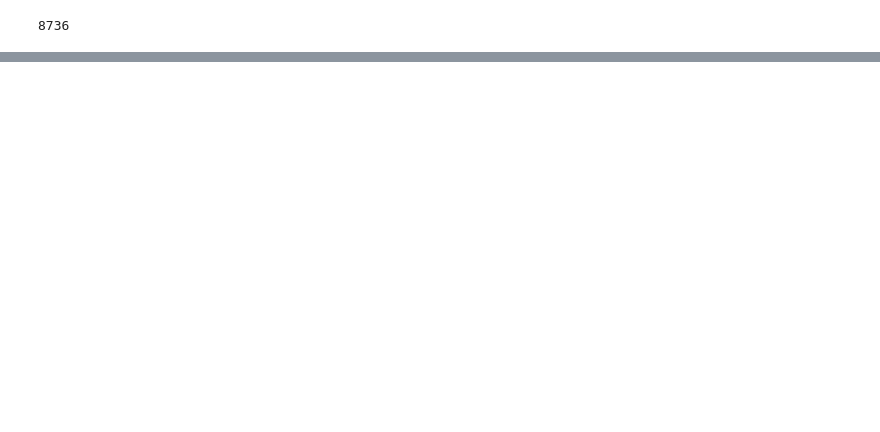
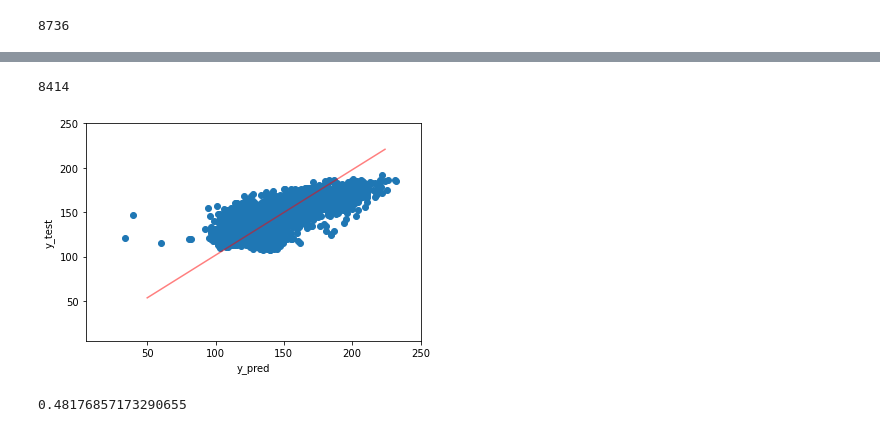
Before and after one commit to grantaguinaldo/ee-models, a Jupyter notebook: time-temp-week-model.ipynb, the cells around one changed output, grey strips where cells are left out. Cells and saved outputs as stored; diff of their text form; code cells hidden in the pictures; blank space fills up the shorter version.

```diff
--- a/time-temp-week-model.ipynb
+++ b/time-temp-week-model.ipynb
@@ -216,0 +323,4 @@ df_building_1387_weather.head()
+# %%
+df_merge_filter['day'] = df_merge_filter['dt'].dt.day.copy()
+df_merge_filter['hour'] = df_merge_filter['dt'].dt.hour.copy()
+df_merge_filter['dow'] = (df_merge_filter['dt'].dt.dayofweek + 1).copy()
@@ -216,0 +358,3 @@ df_building_1387_weather.head()
+# %%
+df = df_merge_filter[['meter_reading', 'air_temperature', 'hour', 'dow']]
+df.head()
@@ -216,0 +368,43 @@ df_building_1387_weather.head()
+# %%
+numpy_array = df.to_numpy()
+# %%
+results = []
+for each in numpy_array:
+    try:
+        energy_use = [each[0]]
+        temp = vector_temp2(num=((9/5*each[1])+32), vect_len=7)
+        hour = vector_hour(hour_num=int(each[2]))
+        dow = vector_day(week_num=int(each[3]))
+        i = energy_use+temp+hour+dow
+        #print(i)
+        results.append(i)
+    except:
+        pass
+regression_input = np.array(results)
+len(regression_input)
+# %% [output]
+8414
+# %%
+y = regression_input[:,0]
+X = regression_input[:, 1:]
+X_train, X_test, y_train, y_test = train_test_split(X, y, test_size=0.4)
+
+lr = LinearRegression()
+lr.fit(X_train, y_train)
+y_pred = lr.predict(X_test)
+m, b = np.polyfit(x=y_pred, y=y_test, deg=1)
+plt.scatter(x=y_test, y=y_pred)
+x_plot = [each for each in range(50, 225)]
+y_plot = [each*m + b for each in x_plot]
+plt.plot(x_plot, y_plot, color='red', alpha=0.5)
+plt.xlabel('y_pred')
+plt.ylabel('y_test')
+plt.ylim(5, 250)
+plt.xlim(5, 250)
+plt.show()
+# %% [output]
+[figure, added]
+# %%
+r2_score(y_test, y_pred)
+# %% [output]
+0.48176857173290655
```
Also changed, not shown: parts of 30 cells of this notebook.
